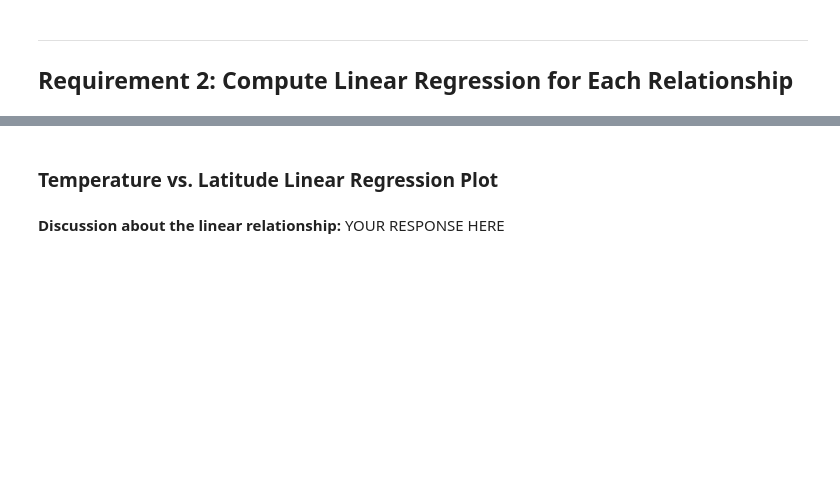
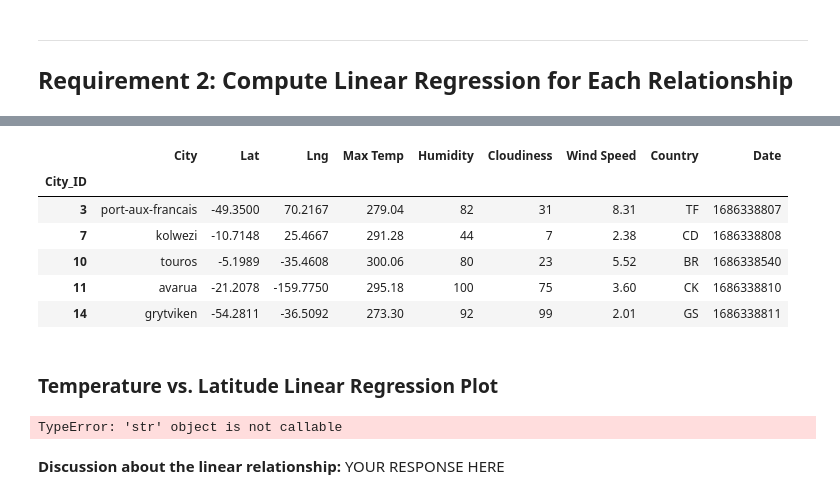
Before and after one commit to EBPaz/python-API-challenge, a Jupyter notebook: WeatherPy/starter_code/WeatherPy.ipynb, the cells around one changed output, grey strips where cells are left out. Cells and saved outputs as stored; diff of their text form; code cells hidden in the pictures; blank space fills up the shorter version.

```diff
--- a/WeatherPy/starter_code/WeatherPy.ipynb
+++ b/WeatherPy/starter_code/WeatherPy.ipynb
@@ -282,8 +307,16 @@ northern_hemi_df.head()
 # %%
 # Create a DataFrame with the Southern Hemisphere data (Latitude < 0)
-# YOUR CODE HERE
+southern_hemi_df = pd.DataFrame(city_data_df.loc[city_data_df["Lat"]< 0, :])
 
 # Display sample data
 southern_hemi_df.head()
+# %% [output]
+|  | City | Lat | Lng | Max Temp | Humidity | Cloudiness | Wind Speed | Country | Date |
+| City_ID |  |  |  |  |  |  |  |  |  |
+| 3 | port-aux-francais | -49.3500 | 70.2167 | 279.04 | 82 | 31 | 8.31 | TF | 1686338807 |
+| 7 | kolwezi | -10.7148 | 25.4667 | 291.28 | 44 | 7 | 2.38 | CD | 1686338808 |
+| 10 | touros | -5.1989 | -35.4608 | 300.06 | 80 | 23 | 5.52 | BR | 1686338540 |
+| 11 | avarua | -21.2078 | -159.7750 | 295.18 | 100 | 75 | 3.60 | CK | 1686338810 |
+| 14 | grytviken | -54.2811 | -36.5092 | 273.30 | 92 | 99 | 2.01 | GS | 1686338811 |
 # %% [markdown]
 ###  Temperature vs. Latitude Linear Regression Plot
@@ -293,3 +323,11 @@ southern_hemi_df.head()
+# %%
+# Linear regression on Northern Hemisphere
+x_values = northern_hemi_df["Lat"].astype("float")
+y_values = northern_hemi_df["Max Temp"].astype("float")
+adding_linear_regression(x_values, y_values, "Latitude", "Max Temperature (C)", "Northern" (0,0))
+plt.show
+# %% [output]
+TypeError: 'str' object is not callable
 # %%
 # Linear regression on Southern Hemisphere
 # YOUR CODE HERE
```
Also changed, not shown: parts of 13 cells of this notebook, 5 other files.
